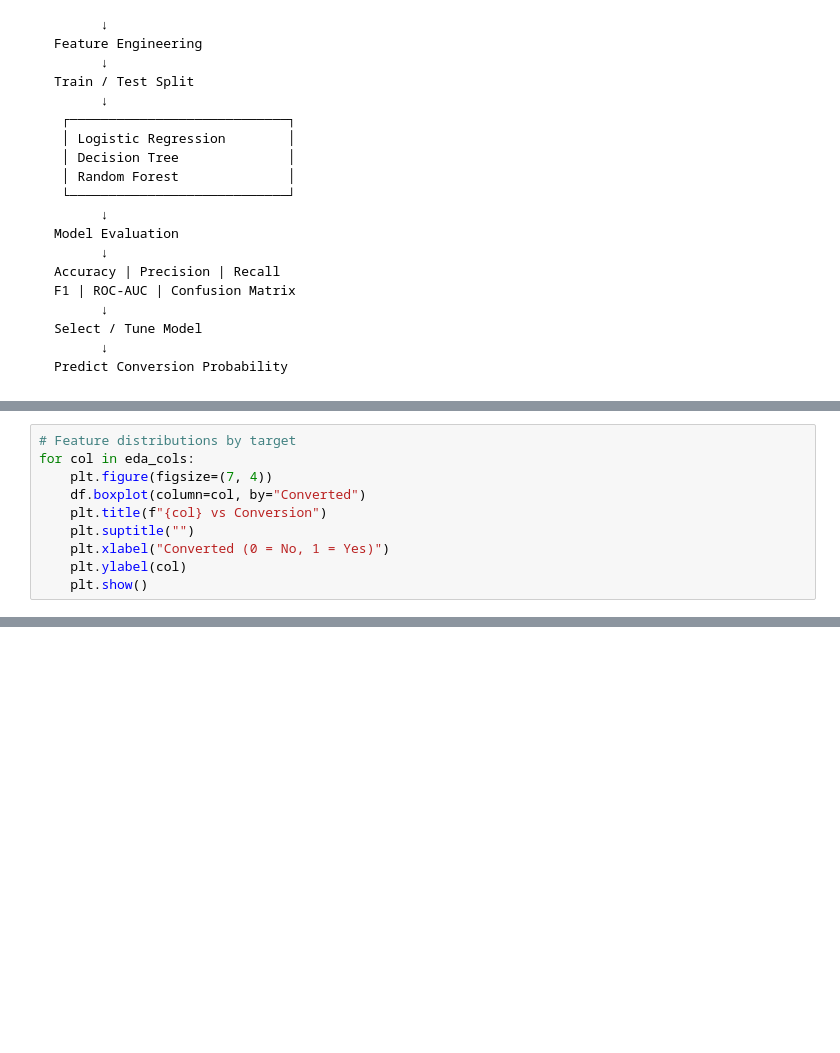
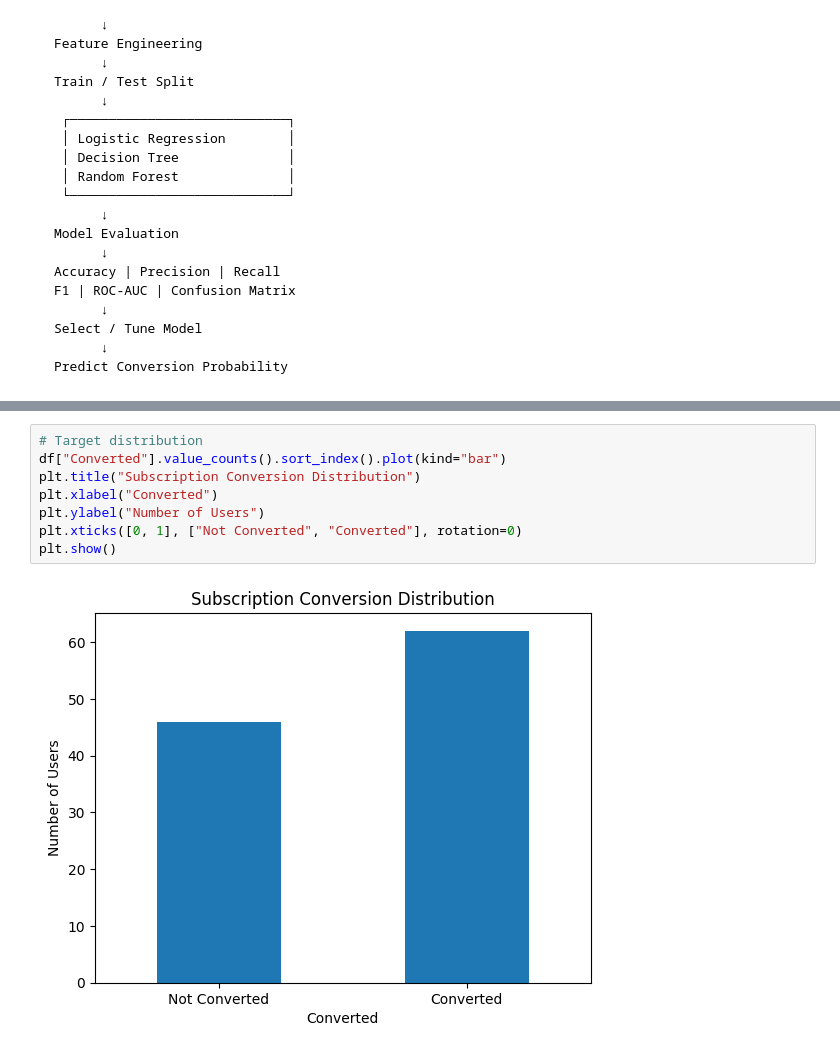
Before and after one commit to arshdeepverma/subscription-conversion-prediction, a Jupyter notebook: Subscription_Conversion_Prediction_ML_Project.ipynb, the cells around one changed output, grey strips where cells are left out. Drawn from its saved outputs; the diff is of its cells as text; blank space fills up the shorter version.

```diff
--- a/Subscription_Conversion_Prediction_ML_Project.ipynb
+++ b/Subscription_Conversion_Prediction_ML_Project.ipynb
@@ -230,10 +78,0 @@ display(df.groupby("Converted")[eda_cols].mean().round(2))
-# %%
-# Feature distributions by target
-for col in eda_cols:
-    plt.figure(figsize=(7, 4))
-    df.boxplot(column=col, by="Converted")
-    plt.title(f"{col} vs Conversion")
-    plt.suptitle("")
-    plt.xlabel("Converted (0 = No, 1 = Yes)")
-    plt.ylabel(col)
-    plt.show()
@@ -729,0 +173,10 @@ Conversion Probability
+# %%
+# Target distribution
+df["Converted"].value_counts().sort_index().plot(kind="bar")
+plt.title("Subscription Conversion Distribution")
+plt.xlabel("Converted")
+plt.ylabel("Number of Users")
+plt.xticks([0, 1], ["Not Converted", "Converted"], rotation=0)
+plt.show()
+# %% [output]
+[figure, added]
```
Also changed, not shown: parts of 75 cells of this notebook.
